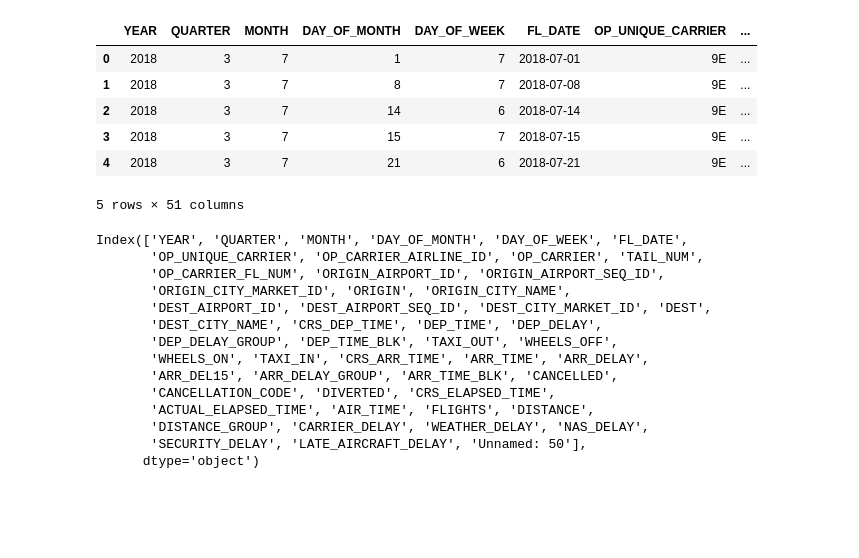
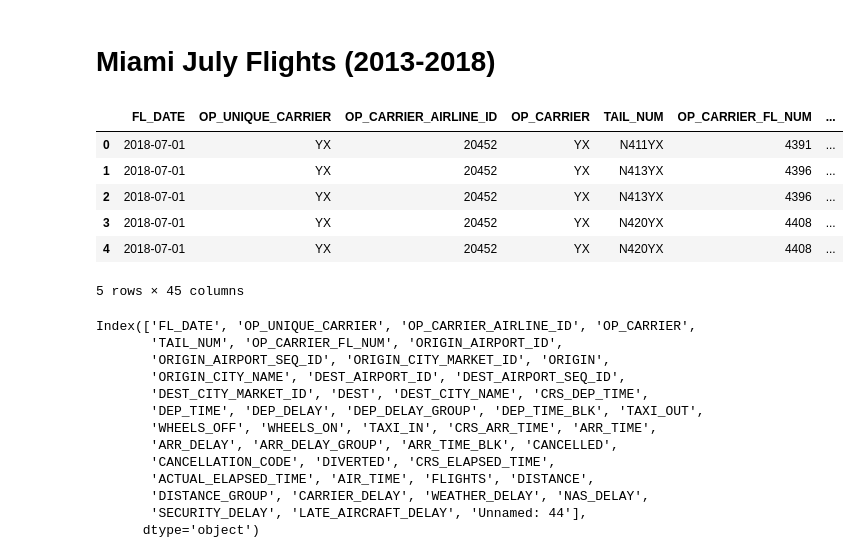
Before and after one commit to rweng18/aqi_project, a Jupyter notebook: miami_transstats_clean.ipynb, the cells around one changed output. Drawn from its saved outputs; the diff is of its cells as text; code cells hidden in the pictures; blank space fills up the shorter version.

```diff
--- a/miami_transstats_clean.ipynb
+++ b/miami_transstats_clean.ipynb
@@ -3,12 +5,2 @@ import pandas as pd
-# %%
-flights_MIA_201807 = pd.read_csv('Miami_201807.csv')
-flights_MIA_201807.shape
-flights_MIA_201807.head()
-# %% [output]
-|  | YEAR | QUARTER | MONTH | DAY_OF_MONTH | DAY_OF_WEEK | FL_DATE | OP_UNIQUE_CARRIER | ... |
-| 0 | 2018 | 3 | 7 | 1 | 7 | 2018-07-01 | 9E | ... |
-| 1 | 2018 | 3 | 7 | 8 | 7 | 2018-07-08 | 9E | ... |
-| 2 | 2018 | 3 | 7 | 14 | 6 | 2018-07-14 | 9E | ... |
-| 3 | 2018 | 3 | 7 | 15 | 7 | 2018-07-15 | 9E | ... |
-| 4 | 2018 | 3 | 7 | 21 | 6 | 2018-07-21 | 9E | ... |
-5 rows × 51 columns
+# %% [markdown]
+# Miami July Flights (2013-2018)
@@ -15,17 +15,27 @@ flights_MIA_201807.head()
+# %%
+flights_FL_201807.shape
+flights_FL_201807.head()
+# %% [output]
+|  | FL_DATE | OP_UNIQUE_CARRIER | OP_CARRIER_AIRLINE_ID | OP_CARRIER | TAIL_NUM | OP_CARRIER_FL_NUM | ... |
+| 0 | 2018-07-01 | YX | 20452 | YX | N411YX | 4391 | ... |
+| 1 | 2018-07-01 | YX | 20452 | YX | N413YX | 4396 | ... |
+| 2 | 2018-07-01 | YX | 20452 | YX | N413YX | 4396 | ... |
+| 3 | 2018-07-01 | YX | 20452 | YX | N420YX | 4408 | ... |
+| 4 | 2018-07-01 | YX | 20452 | YX | N420YX | 4408 | ... |
+5 rows × 45 columns
 # %%
-flights_MIA_201807.columns
+flights_FL_201807.columns
 # %% [output]
-Index(['YEAR', 'QUARTER', 'MONTH', 'DAY_OF_MONTH', 'DAY_OF_WEEK', 'FL_DATE',
-       'OP_UNIQUE_CARRIER', 'OP_CARRIER_AIRLINE_ID', 'OP_CARRIER', 'TAIL_NUM',
-       'OP_CARRIER_FL_NUM', 'ORIGIN_AIRPORT_ID', 'ORIGIN_AIRPORT_SEQ_ID',
-       'ORIGIN_CITY_MARKET_ID', 'ORIGIN', 'ORIGIN_CITY_NAME',
-       'DEST_AIRPORT_ID', 'DEST_AIRPORT_SEQ_ID', 'DEST_CITY_MARKET_ID', 'DEST',
-       'DEST_CITY_NAME', 'CRS_DEP_TIME', 'DEP_TIME', 'DEP_DELAY',
-       'DEP_DELAY_GROUP', 'DEP_TIME_BLK', 'TAXI_OUT', 'WHEELS_OFF',
-       'WHEELS_ON', 'TAXI_IN', 'CRS_ARR_TIME', 'ARR_TIME', 'ARR_DELAY',
-       'ARR_DEL15', 'ARR_DELAY_GROUP', 'ARR_TIME_BLK', 'CANCELLED',
+Index(['FL_DATE', 'OP_UNIQUE_CARRIER', 'OP_CARRIER_AIRLINE_ID', 'OP_CARRIER',
+       'TAIL_NUM', 'OP_CARRIER_FL_NUM', 'ORIGIN_AIRPORT_ID',
+       'ORIGIN_AIRPORT_SEQ_ID', 'ORIGIN_CITY_MARKET_ID', 'ORIGIN',
+       'ORIGIN_CITY_NAME', 'DEST_AIRPORT_ID', 'DEST_AIRPORT_SEQ_ID',
+       'DEST_CITY_MARKET_ID', 'DEST', 'DEST_CITY_NAME', 'CRS_DEP_TIME',
+       'DEP_TIME', 'DEP_DELAY', 'DEP_DELAY_GROUP', 'DEP_TIME_BLK', 'TAXI_OUT',
+       'WHEELS_OFF', 'WHEELS_ON', 'TAXI_IN', 'CRS_ARR_TIME', 'ARR_TIME',
+       'ARR_DELAY', 'ARR_DELAY_GROUP', 'ARR_TIME_BLK', 'CANCELLED',
        'CANCELLATION_CODE', 'DIVERTED', 'CRS_ELAPSED_TIME',
        'ACTUAL_ELAPSED_TIME', 'AIR_TIME', 'FLIGHTS', 'DISTANCE',
        'DISTANCE_GROUP', 'CARRIER_DELAY', 'WEATHER_DELAY', 'NAS_DELAY',
-       'SECURITY_DELAY', 'LATE_AIRCRAFT_DELAY', 'Unnamed: 50'],
+       'SECURITY_DELAY', 'LATE_AIRCRAFT_DELAY', 'Unnamed: 44'],
       dtype='object')
```
Also changed, not shown: parts of 31 cells of this notebook, 16 other files.
